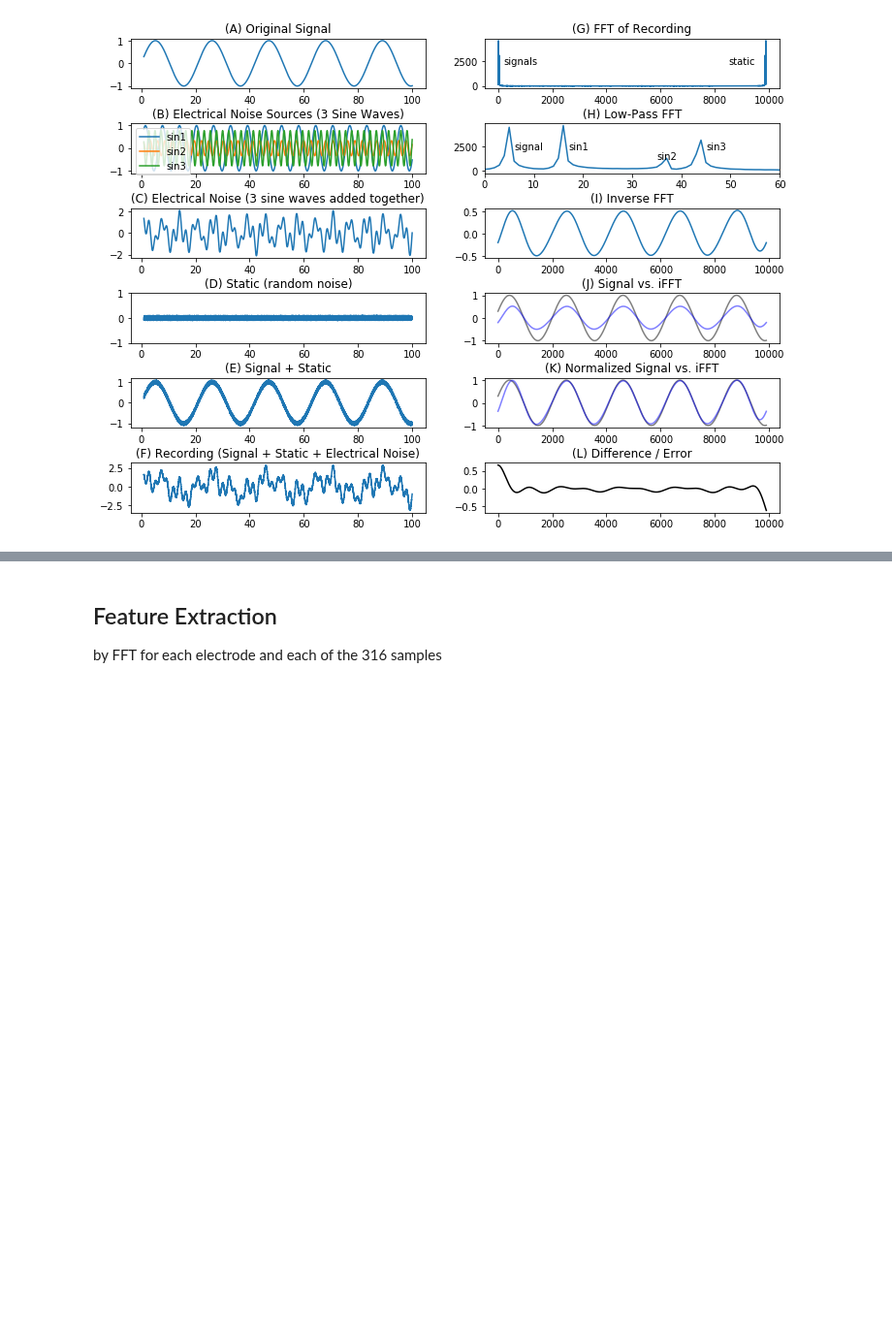
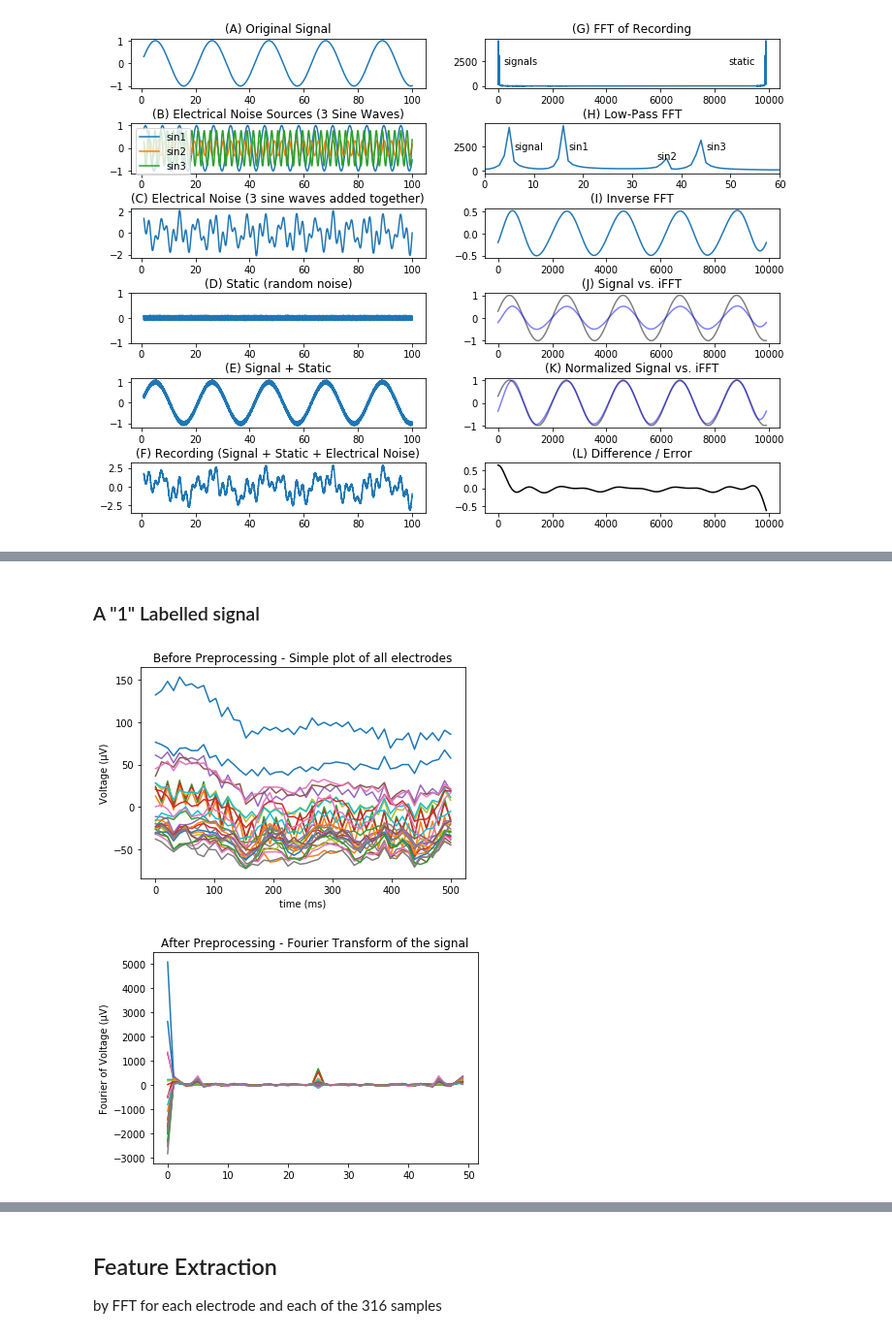
Before and after one commit to HongChen1995/DeepLearning2018, a Jupyter notebook: MiniProject1/test.ipynb, the cells around one changed output, grey strips where cells are left out. Shown at 97% size. Cells and saved outputs as stored; diff of their text form; code cells hidden in the pictures; blank space fills up the shorter version.

```diff
--- a/MiniProject1/test.ipynb
+++ b/MiniProject1/test.ipynb
@@ -233,0 +311,24 @@ plt.show()
+# %% [markdown]
+### A "1" Labelled signal
+# %%
+for i in range (0,inputlen.size) :
+    time = np.linspace(0, 500, 50)
+    data = train_input[1, i, :]
+    data = np.array(data)
+    plt.plot(time, data)
+    plt.xlabel('time (ms)')
+    plt.ylabel('Voltage (µV)')
+    plt.title('Before Preprocessing - Simple plot of all electrodes')
+plt.show()
+
+for i in range (0,inputlen.size) :
+    data = train_input[1, i, :]
+    data = np.array(data)
+    fft=scipy.fft(data) #signal denoising
+    plt.plot(fft)
+    plt.ylabel('Fourier of Voltage (µV)')
+    plt.title('After Preprocessing - Fourier Transform of the signal')
+plt.show()
+# %% [output]
+[figure, added]
+[figure, added]
```
Also changed, not shown: parts of 12 cells of this notebook, 2 other files.
